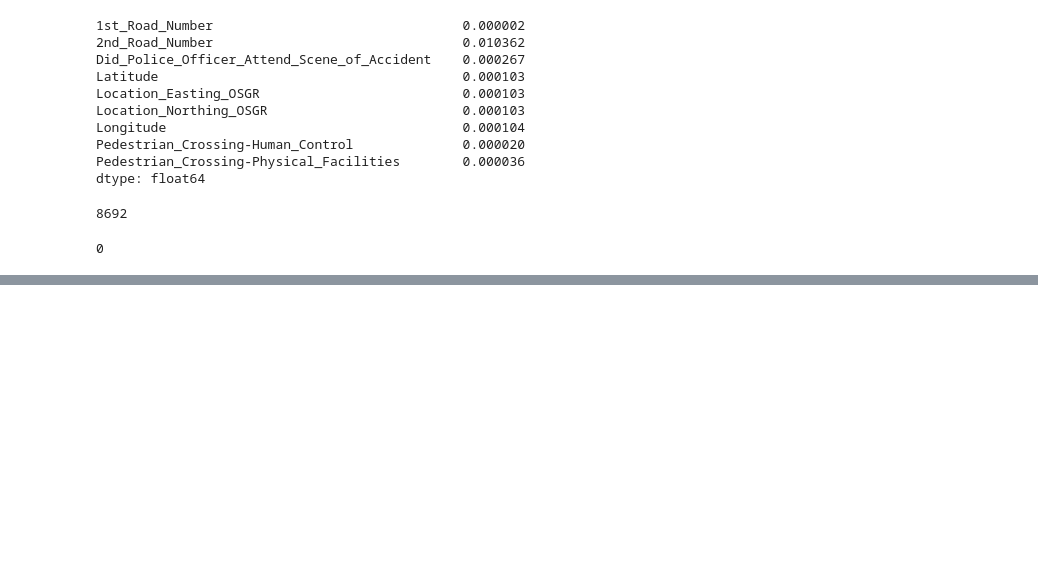
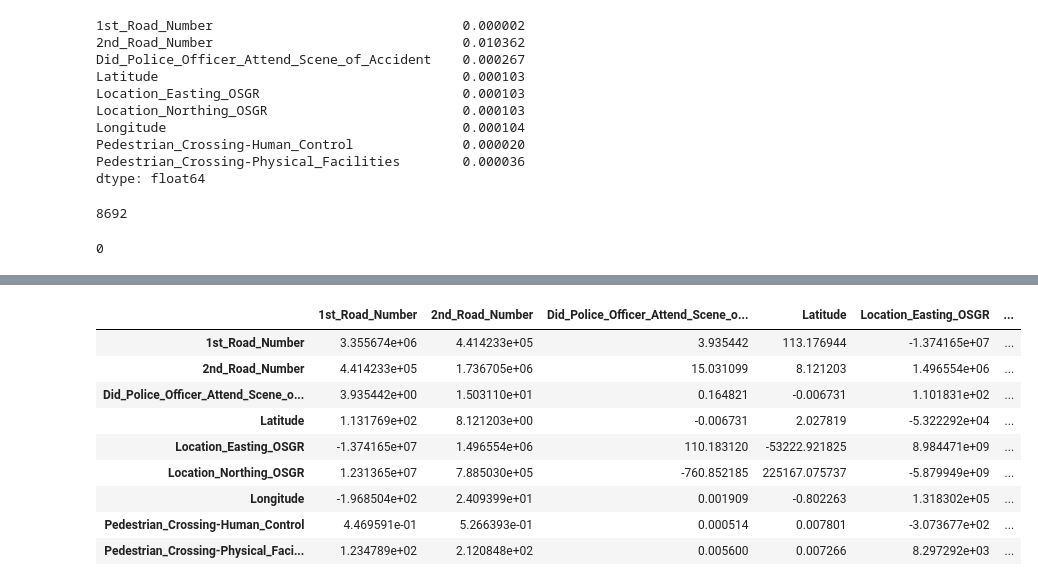
Before and after one commit to TROISTROIS/BLUE-BOOK-FOR-BULLDOZERS, a Jupyter notebook: predicting-rtc-severity-in-uk-roads-using-machine.ipynb, the cells around one changed output, grey strips where cells are left out. Saved outputs shown, nothing was run; the diff lists cells and outputs as text; code cells hidden in the pictures; blank space fills up the shorter version.

```diff
--- a/predicting-rtc-severity-in-uk-roads-using-machine.ipynb
+++ b/predicting-rtc-severity-in-uk-roads-using-machine.ipynb
@@ -806,0 +861,13 @@ pick from here
+# %%
+XTrain.cov()
+# %% [output]
+|  | 1st_Road_Number | 2nd_Road_Number | Did_Police_Officer_Attend_Scene_o... | Latitude | Location_Easting_OSGR | ... |
+| 1st_Road_Number | 3.355674e+06 | 4.414233e+05 | 3.935442 | 113.176944 | -1.374165e+07 | ... |
+| 2nd_Road_Number | 4.414233e+05 | 1.736705e+06 | 15.031099 | 8.121203 | 1.496554e+06 | ... |
+| Did_Police_Officer_Attend_Scene_o... | 3.935442e+00 | 1.503110e+01 | 0.164821 | -0.006731 | 1.101831e+02 | ... |
+| Latitude | 1.131769e+02 | 8.121203e+00 | -0.006731 | 2.027819 | -5.322292e+04 | ... |
+| Location_Easting_OSGR | -1.374165e+07 | 1.496554e+06 | 110.183120 | -53222.921825 | 8.984471e+09 | ... |
+| Location_Northing_OSGR | 1.231365e+07 | 7.885030e+05 | -760.852185 | 225167.075737 | -5.879949e+09 | ... |
+| Longitude | -1.968504e+02 | 2.409399e+01 | 0.001909 | -0.802263 | 1.318302e+05 | ... |
+| Pedestrian_Crossing-Human_Control | 4.469591e-01 | 5.266393e-01 | 0.000514 | 0.007801 | -3.073677e+02 | ... |
+| Pedestrian_Crossing-Physical_Faci... | 1.234789e+02 | 2.120848e+02 | 0.005600 | 0.007266 | 8.297292e+03 | ... |
```
Also changed, not shown: parts of 18 cells of this notebook.
